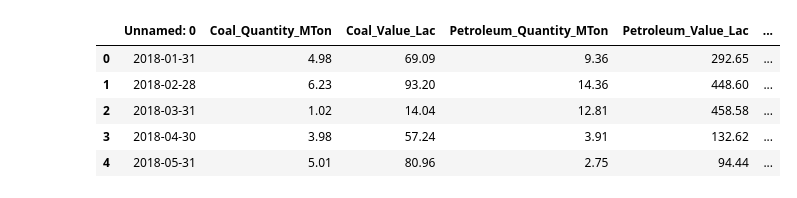
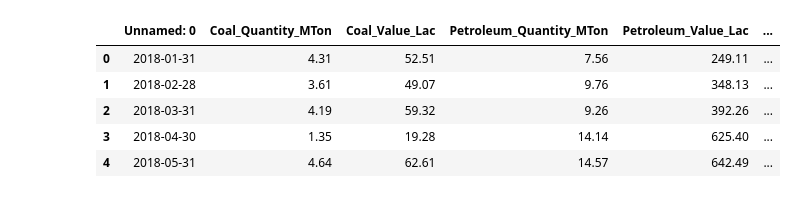
Before and after one commit to Shreyaanp/ecoinnovators-backend, a Jupyter notebook: PredictiveAnalysis.ipynb, the cells around one changed output. Cells and saved outputs as stored; diff of their text form; code cells hidden in the pictures.

```diff
--- a/PredictiveAnalysis.ipynb
+++ b/PredictiveAnalysis.ipynb
@@ -5,11 +5,11 @@ import pandas as pd
 import matplotlib.pyplot as plt
 from sklearn.preprocessing import MinMaxScaler
 from keras.models import Sequential
-from keras.layers import LSTM, Dense, Dropout
+from keras.layers import LSTM, Dense, Dropout, Bidirectional, BatchNormalization
 from sklearn.metrics import mean_squared_error
 
 # Load your time series dataset
 # Replace 'your_dataset.csv' with the actual file path or dataset loading method
-df = pd.read_csv('Data/import_data.csv')
+df = pd.read_csv('Data/export_data.csv')
 df.head()
 # %% [output]
@@ -20,10 +20,10 @@ df.head()
 To enable the following instructions: AVX2 FMA, in other operations, rebuild TensorFlow with the appropriate compiler flags.
 |  | Unnamed: 0 | Coal_Quantity_MTon | Coal_Value_Lac | Petroleum_Quantity_MTon | Petroleum_Value_Lac | ... |
-| 0 | 2018-01-31 | 4.98 | 69.09 | 9.36 | 292.65 | ... |
-| 1 | 2018-02-28 | 6.23 | 93.20 | 14.36 | 448.60 | ... |
-| 2 | 2018-03-31 | 1.02 | 14.04 | 12.81 | 458.58 | ... |
-| 3 | 2018-04-30 | 3.98 | 57.24 | 3.91 | 132.62 | ... |
-| 4 | 2018-05-31 | 5.01 | 80.96 | 2.75 | 94.44 | ... |
+| 0 | 2018-01-31 | 4.31 | 52.51 | 7.56 | 249.11 | ... |
+| 1 | 2018-02-28 | 3.61 | 49.07 | 9.76 | 348.13 | ... |
+| 2 | 2018-03-31 | 4.19 | 59.32 | 9.26 | 392.26 | ... |
+| 3 | 2018-04-30 | 1.35 | 19.28 | 14.14 | 625.40 | ... |
+| 4 | 2018-05-31 | 4.64 | 62.61 | 14.57 | 642.49 | ... |
 # %%
 # Assuming your dataset has a 'timestamp' column and multiple variables to predict
 # Adjust column names accordingly
```
Also changed, not shown: parts of 8 cells of this notebook, 1 other file.
